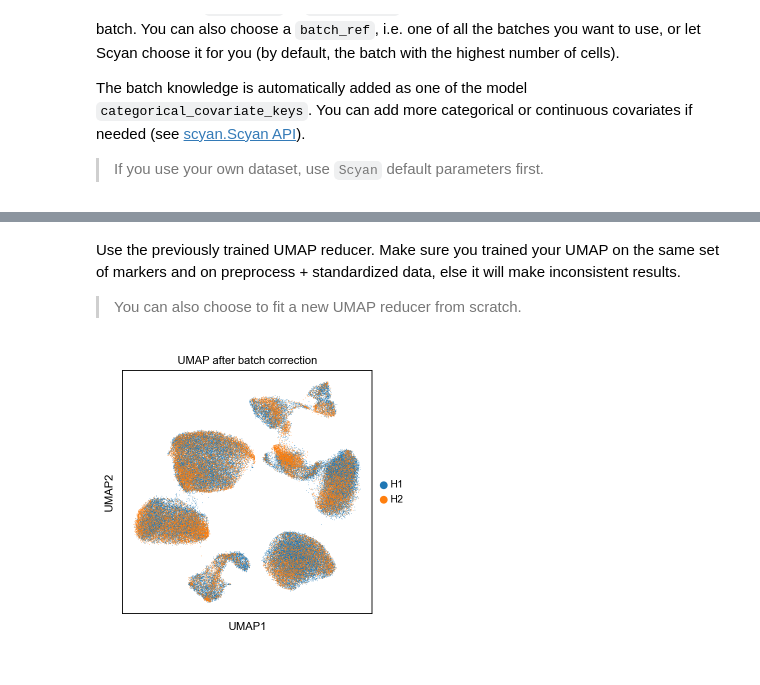
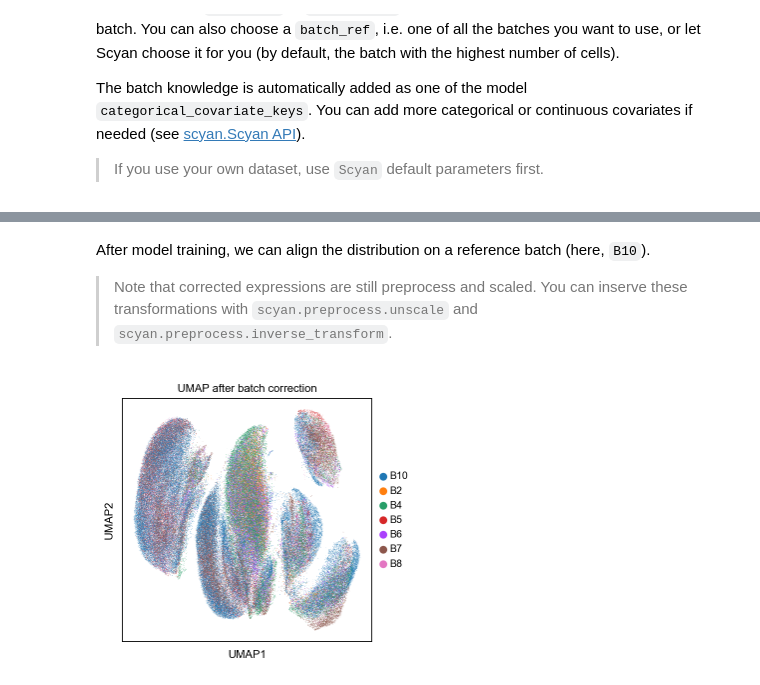
Before and after one commit to MICS-Lab/scyan, a Jupyter notebook: docs/tutorials/batch_effect_correction.ipynb, the cells around one changed output, grey strips where cells are left out. Drawn from its saved outputs; the diff is of its cells as text; code cells hidden in the pictures.

```diff
--- a/docs/tutorials/batch_effect_correction.ipynb
+++ b/docs/tutorials/batch_effect_correction.ipynb
@@ -16,0 +15,18 @@ adata, table, reducer = scyan.data.load("aml", reducer="default")
+# %%
+import numpy as np
+
+noise = np.random.exponential(
+    scale=1, size=(7, adata.n_vars, adata.n_vars)
+)
+
+adata.X = scyan.preprocess.unscale(adata)
+adata.X = scyan.preprocess.inverse_transform(adata)
+
+for i, batch in enumerate(adata.obs.batch.cat.categories):
+    spillover = np.eye(adata.n_vars) + 0.01 * noise[i]
+    adata.X[adata.obs.batch == batch] = (
+        adata.X[adata.obs.batch == batch] @ spillover
+    )
+
+scyan.preprocess.asinh_transform(adata)
+scyan.preprocess.scale(adata)
@@ -75,0 +52,6 @@ scyan.plot.umap(adata, color="scyan_pop", palette=adata.uns["palette"], title="S
+# %%
+# Only 'batch_key' is required for batch correction, you can use the default values for the parameters on the right
+model = scyan.Scyan(adata, table, batch_key="batch", temperature=1.5, modulo_temp=3, prior_std=0.35, batch_size=4096, hidden_size=32, n_hidden_layers=6)
+
+# For better batch effect correction, we advise to increase the default 'patience' and decrease 'min_delta'
+model.fit(patience=10, min_delta=0.1)
@@ -76,13 +76,11 @@ scyan.plot.umap(adata, color="scyan_pop", palette=adata.uns["palette"], title="S
+# %% [markdown]
+After model training, we can align the distribution on a reference batch (here, `B10`).
+> Note that corrected expressions are still preprocess and scaled. You can inserve these transformations with `scyan.preprocess.unscale` and `scyan.preprocess.inverse_transform`.
 # %%
-# Get observed marker expressions (preprocess and standardised)
-x = model.batch_effect_correction()
+# Get observed marker expressions (warning: the corrected preprocess and standardised)
+adata.obsm["scyan_corrected"] = model.batch_effect_correction(batch_ref="B10").numpy(force=True)
+scyan.tools.umap(adata, obsm="scyan_corrected");
-# %% [markdown]
-Use the previously trained UMAP reducer. Make sure you trained your UMAP on the same set of markers and on preprocess + standardized data, else it will make inconsistent results.
-
-> You can also choose to fit a new UMAP reducer from scratch.
-# %%
-adata.obsm["X_umap"] = reducer.transform(x)
 # %%
-scyan.plot.umap(adata, color="subject", title="UMAP after batch correction")
+scyan.plot.umap(adata, color="batch", title="UMAP after batch correction")
 # %% [output]
-[figure, old version]
+[figure, new version]
```
Also changed, not shown: parts of 15 cells of this notebook, 2 other files.
